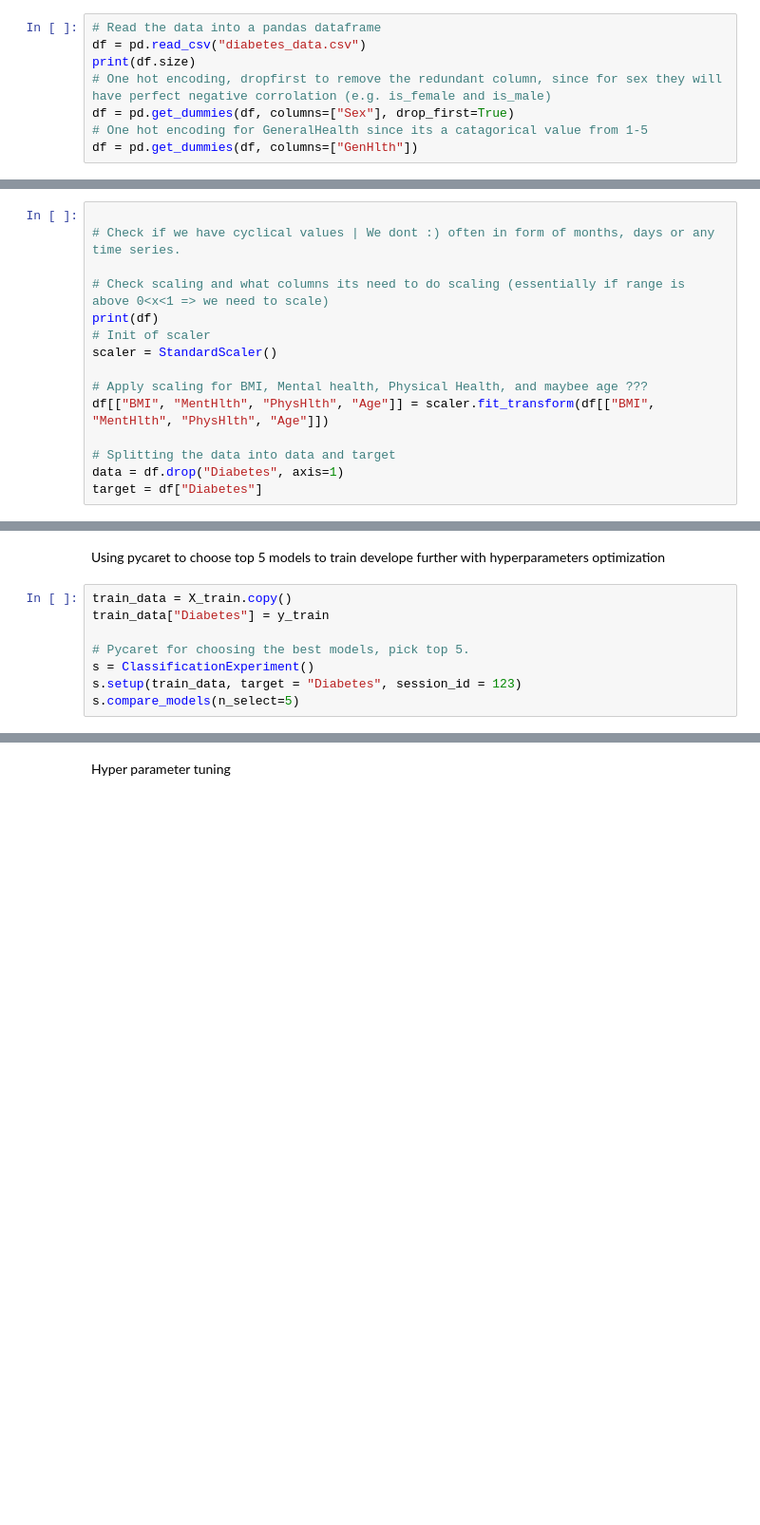
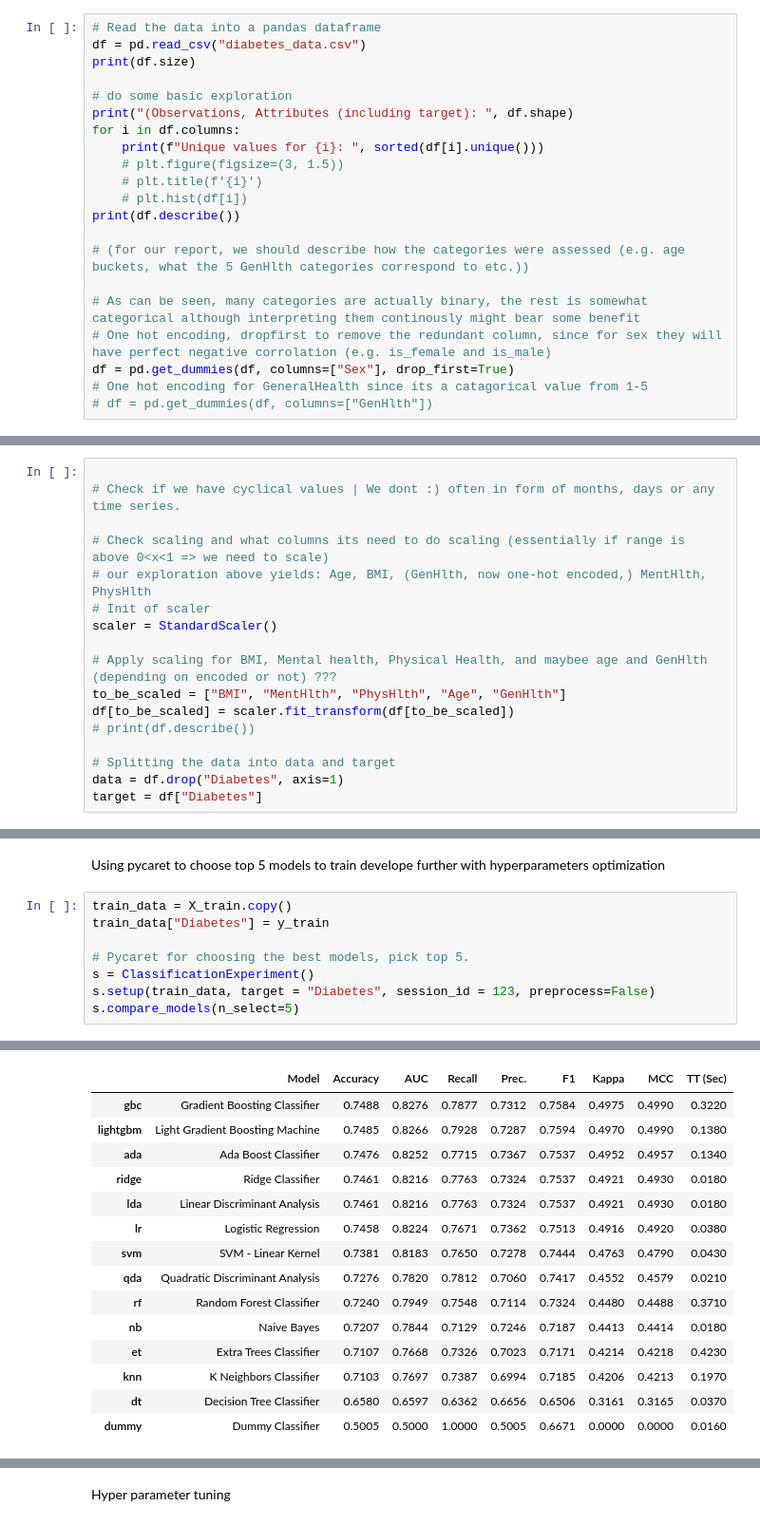
Before and after one commit to jan-ba/ml-diabetes-prediction, a Jupyter notebook: predict_diabetes.ipynb, the cells around one changed output, grey strips where cells are left out. Shown: that part at 95% size. Cells and saved outputs as stored; diff of their text form; blank space fills up the shorter version.

Commit message:
minor changes on the notebook, added latex template for report

```diff
--- a/predict_diabetes.ipynb
+++ b/predict_diabetes.ipynb
@@ -11,7 +11,20 @@ Reading in the data and using one hot encoding
 # Read the data into a pandas dataframe
 df = pd.read_csv("diabetes_data.csv")
 print(df.size)
+
+# do some basic exploration
+print("(Observations, Attributes (including target): ", df.shape)
+for i in df.columns:
+    print(f"Unique values for {i}: ", sorted(df[i].unique()))
+    # plt.figure(figsize=(3, 1.5))
+    # plt.title(f'{i}')
+    # plt.hist(df[i])
+print(df.describe())
+
+# (for our report, we should describe how the categories were assessed (e.g. age buckets, what the 5 GenHlth categories correspond to etc.))
+
+# As can be seen, many categories are actually binary, the rest is somewhat categorical although interpreting them continously might bear some benefit
 # One hot encoding, dropfirst to remove the redundant column, since for sex they will have perfect negative corrolation (e.g. is_female and is_male)
 df = pd.get_dummies(df, columns=["Sex"], drop_first=True)
 # One hot encoding for GeneralHealth since its a catagorical value from 1-5
-df = pd.get_dummies(df, columns=["GenHlth"])
+# df = pd.get_dummies(df, columns=["GenHlth"])
@@ -22,12 +53,14 @@ Checking for cyclical values and if we need to scale some features (maybe its be
 # Check if we have cyclical values | We dont :) often in form of months, days or any time series.
 
 # Check scaling and what columns its need to do scaling (essentially if range is above 0<x<1 => we need to scale)
-print(df)
+# our exploration above yields: Age, BMI, (GenHlth, now one-hot encoded,) MentHlth, PhysHlth
 # Init of scaler
 scaler = StandardScaler()
 
-# Apply scaling for BMI, Mental health, Physical Health, and maybee age ???
-df[["BMI", "MentHlth", "PhysHlth", "Age"]] = scaler.fit_transform(df[["BMI", "MentHlth", "PhysHlth", "Age"]])
+# Apply scaling for BMI, Mental health, Physical Health, and maybee age and GenHlth (depending on encoded or not) ???
+to_be_scaled = ["BMI", "MentHlth", "PhysHlth", "Age", "GenHlth"]
+df[to_be_scaled] = scaler.fit_transform(df[to_be_scaled])
+# print(df.describe())
 
 # Splitting the data into data and target
 data = df.drop("Diabetes", axis=1)
@@ -55,5 +92,6 @@ train_data["Diabetes"] = y_train
 
 # Pycaret for choosing the best models, pick top 5.
 s = ClassificationExperiment()
-s.setup(train_data, target = "Diabetes", session_id = 123)
+s.setup(train_data, target = "Diabetes", session_id = 123, preprocess=False)
 s.compare_models(n_select=5)
+# %% [output]
@@ -59,0 +108,15 @@ s.compare_models(n_select=5)
+|  | Model | Accuracy | AUC | Recall | Prec. | F1 | Kappa | MCC | TT (Sec) |
+| gbc | Gradient Boosting Classifier | 0.7488 | 0.8276 | 0.7877 | 0.7312 | 0.7584 | 0.4975 | 0.4990 | 0.3220 |
+| lightgbm | Light Gradient Boosting Machine | 0.7485 | 0.8266 | 0.7928 | 0.7287 | 0.7594 | 0.4970 | 0.4990 | 0.1380 |
+| ada | Ada Boost Classifier | 0.7476 | 0.8252 | 0.7715 | 0.7367 | 0.7537 | 0.4952 | 0.4957 | 0.1340 |
+| ridge | Ridge Classifier | 0.7461 | 0.8216 | 0.7763 | 0.7324 | 0.7537 | 0.4921 | 0.4930 | 0.0180 |
+| lda | Linear Discriminant Analysis | 0.7461 | 0.8216 | 0.7763 | 0.7324 | 0.7537 | 0.4921 | 0.4930 | 0.0180 |
+| lr | Logistic Regression | 0.7458 | 0.8224 | 0.7671 | 0.7362 | 0.7513 | 0.4916 | 0.4920 | 0.0380 |
+| svm | SVM - Linear Kernel | 0.7381 | 0.8183 | 0.7650 | 0.7278 | 0.7444 | 0.4763 | 0.4790 | 0.0430 |
+| qda | Quadratic Discriminant Analysis | 0.7276 | 0.7820 | 0.7812 | 0.7060 | 0.7417 | 0.4552 | 0.4579 | 0.0210 |
+| rf | Random Forest Classifier | 0.7240 | 0.7949 | 0.7548 | 0.7114 | 0.7324 | 0.4480 | 0.4488 | 0.3710 |
+| nb | Naive Bayes | 0.7207 | 0.7844 | 0.7129 | 0.7246 | 0.7187 | 0.4413 | 0.4414 | 0.0180 |
+| et | Extra Trees Classifier | 0.7107 | 0.7668 | 0.7326 | 0.7023 | 0.7171 | 0.4214 | 0.4218 | 0.4230 |
+| knn | K Neighbors Classifier | 0.7103 | 0.7697 | 0.7387 | 0.6994 | 0.7185 | 0.4206 | 0.4213 | 0.1970 |
+| dt | Decision Tree Classifier | 0.6580 | 0.6597 | 0.6362 | 0.6656 | 0.6506 | 0.3161 | 0.3165 | 0.0370 |
+| dummy | Dummy Classifier | 0.5005 | 0.5000 | 1.0000 | 0.5005 | 0.6671 | 0.0000 | 0.0000 | 0.0160 |
```
Also changed, not shown: parts of 4 cells of this notebook, 4 other files.
